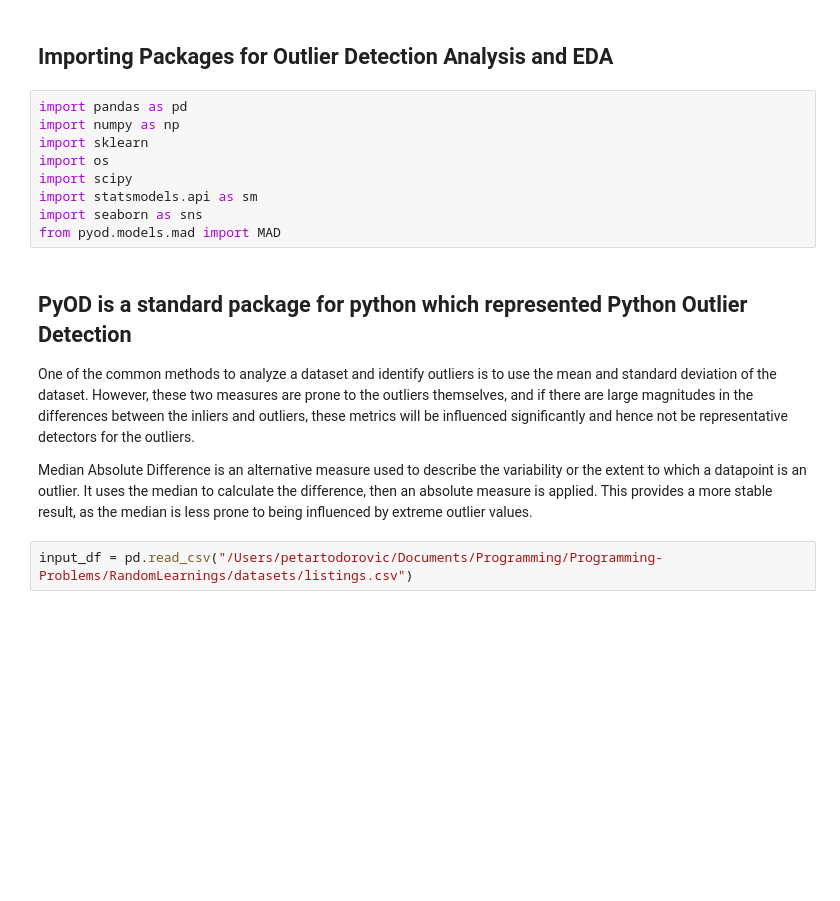
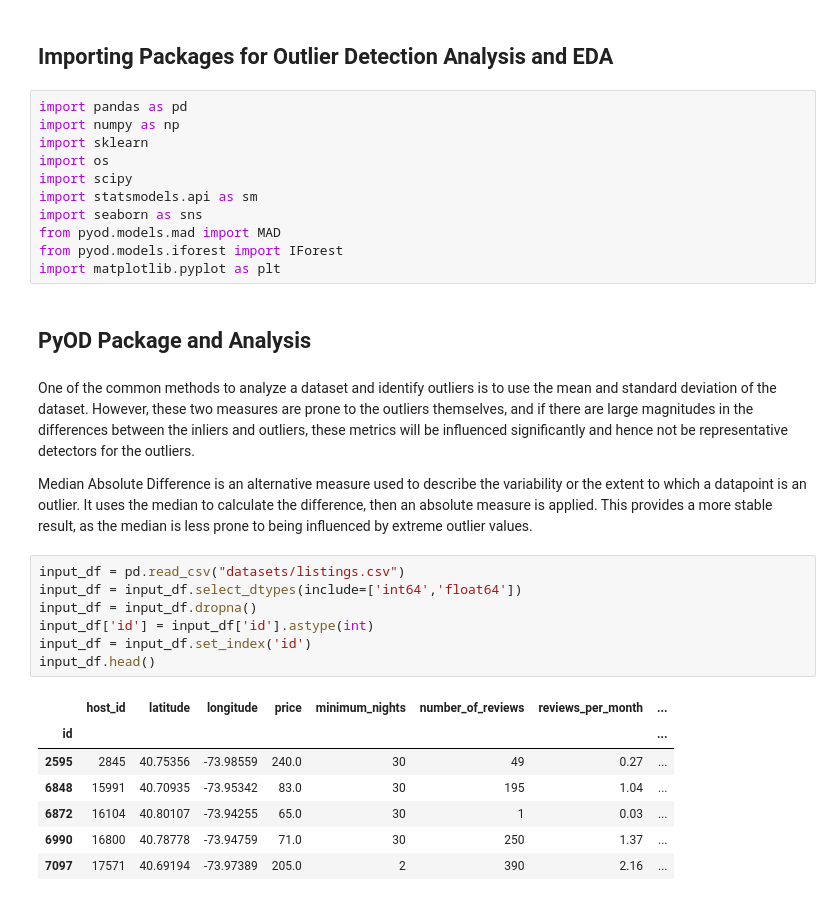
Before and after one commit to petartodorovic/Programming-Problems, a Jupyter notebook: RandomLearnings/AnomalyDetection.ipynb, the cells around one changed output. Cells and saved outputs as stored; diff of their text form; blank space fills up the shorter version.

Commit message:
Anomaly Detection adds

```diff
--- a/RandomLearnings/AnomalyDetection.ipynb
+++ b/RandomLearnings/AnomalyDetection.ipynb
@@ -9,12 +9,26 @@ import scipy
 import statsmodels.api as sm
 import seaborn as sns
 from pyod.models.mad import MAD
+from pyod.models.iforest import IForest
+import matplotlib.pyplot as plt
+# %% [markdown]
+## PyOD Package and Analysis
 # %% [markdown]
-
-## PyOD is a standard package for python which represented Python Outlier Detection
-
 One of the common methods to analyze a dataset and identify outliers is to use the mean and standard deviation of the dataset. However, these two measures are prone to the outliers themselves, and if there are large magnitudes in the differences between the inliers and outliers, these metrics will be influenced significantly and hence not be representative detectors for the outliers.
 
 Median Absolute Difference is an alternative measure used to describe the variability or the extent to which a datapoint is an outlier. It uses the median to calculate the difference, then an absolute measure is applied. This provides a more stable result, as the median is less prone to being influenced by extreme outlier values.
-# %%
-input_df = pd.read_csv("/Users/petartodorovic/Documents/Programming/Programming-Problems/RandomLearnings/datasets/listings.csv")
+# %%
+input_df = pd.read_csv("datasets/listings.csv")
+input_df = input_df.select_dtypes(include=['int64','float64'])
+input_df = input_df.dropna()
+input_df['id'] = input_df['id'].astype(int)
+input_df = input_df.set_index('id')
+input_df.head()
+# %% [output]
+|  | host_id | latitude | longitude | price | minimum_nights | number_of_reviews | reviews_per_month | ... |
+| id |  |  |  |  |  |  |  | ... |
+| 2595 | 2845 | 40.75356 | -73.98559 | 240.0 | 30 | 49 | 0.27 | ... |
+| 6848 | 15991 | 40.70935 | -73.95342 | 83.0 | 30 | 195 | 1.04 | ... |
+| 6872 | 16104 | 40.80107 | -73.94255 | 65.0 | 30 | 1 | 0.03 | ... |
+| 6990 | 16800 | 40.78778 | -73.94759 | 71.0 | 30 | 250 | 1.37 | ... |
+| 7097 | 17571 | 40.69194 | -73.97389 | 205.0 | 2 | 390 | 2.16 | ... |
```
Also changed, not shown: parts of 8 cells of this notebook, 1 other file.
